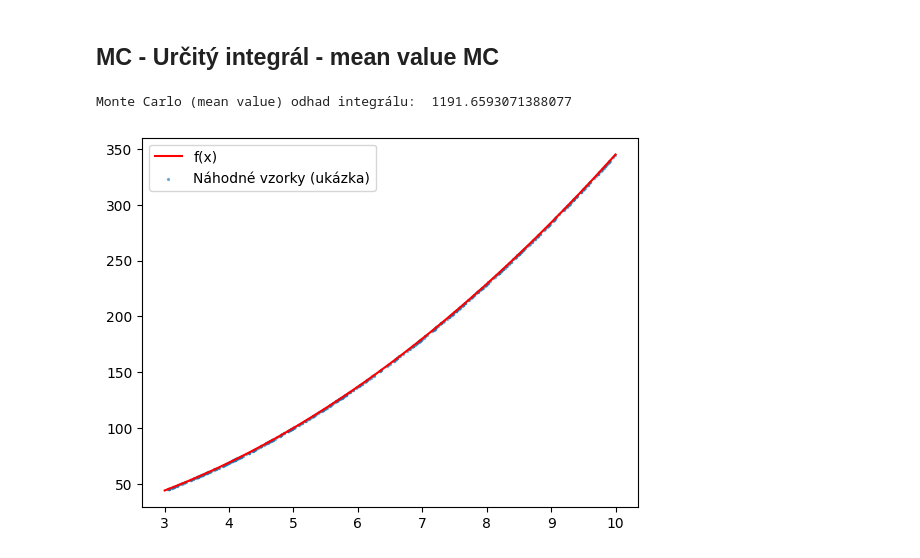
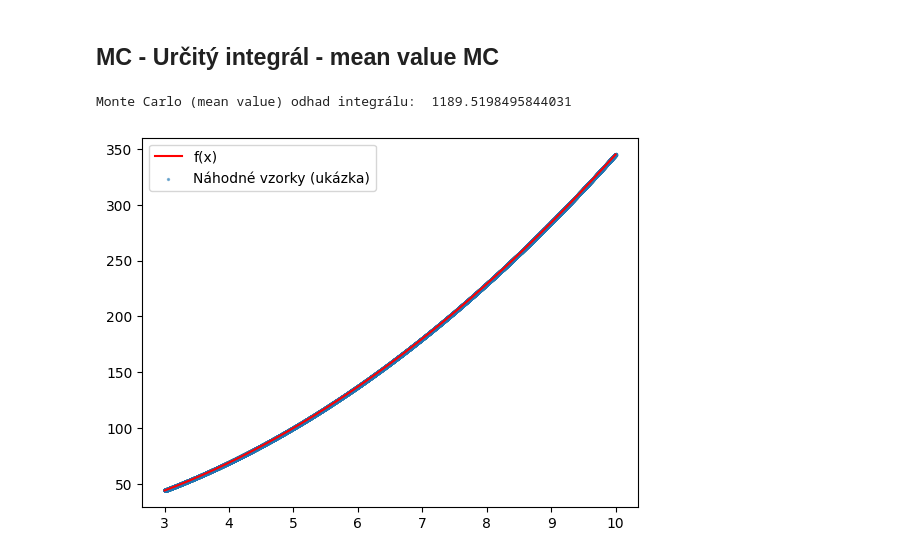
Before and after one commit to Marty808s/STATNICE-SZZ-PB_SZZ-VB, a Jupyter notebook: MSW/VB_MSW.ipynb, the cells around one changed output. Saved outputs shown, nothing was run; the diff lists cells and outputs as text; code cells hidden in the pictures.

```diff
--- a/MSW/VB_MSW.ipynb
+++ b/MSW/VB_MSW.ipynb
@@ -1023,32 +1023,32 @@ Hodnota integrálu:  1191.6093
 # %%
 import numpy as np
 import matplotlib.pyplot as plt
 
 def f(x):
     return 3*x**2 + 4*x + 5
 
 a = 3
 b = 10
 n_iter = 100000
 
 # náhodné body na intervalu [a,b]
 r_x = np.random.uniform(a, b, n_iter)
 
 # průměr hodnot f(r_x)
 mean_f = np.mean(f(r_x))
 
 # odhad integrálu
 integral_mc = (b - a) * mean_f
 
 print("Monte Carlo (mean value) odhad integrálu: ", integral_mc)
 
 
 xx = np.linspace(a, b, 400)
 
 plt.plot(xx, f(xx), 'r-', label="f(x)")
-plt.scatter(r_x[:500], f(r_x[:500]), s=2, alpha=0.5, label="Náhodné vzorky (ukázka)")
+plt.scatter(r_x, f(r_x), s=2, alpha=0.5, label="Náhodné vzorky (ukázka)")
 plt.legend()
 plt.show()
 # %% [output]
-Monte Carlo (mean value) odhad integrálu:  1191.6593071388077
+Monte Carlo (mean value) odhad integrálu:  1189.5198495844031
-[figure, old version]
+[figure, new version]
```
